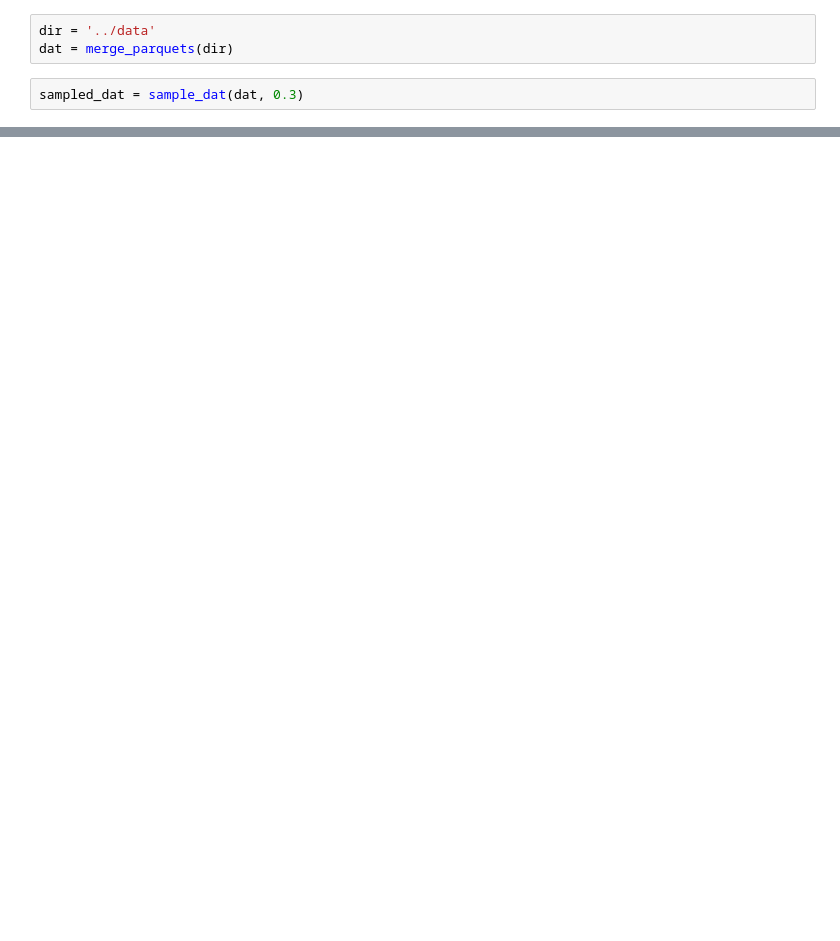
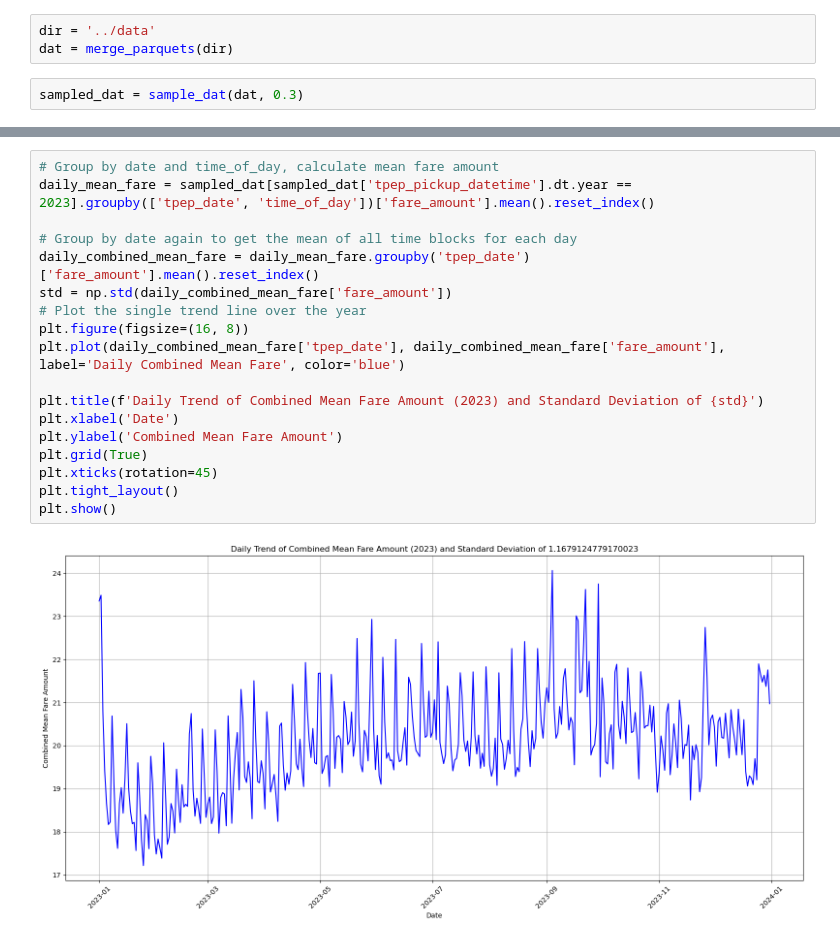
Before and after one commit to alexanderpegoto/DS1007_FinalProject, a Jupyter notebook: code/jiwoo_local.ipynb, the cells around one changed output, grey strips where cells are left out. Cells and saved outputs as stored; diff of their text form; blank space fills up the shorter version.

```diff
--- a/code/jiwoo_local.ipynb
+++ b/code/jiwoo_local.ipynb
@@ -73,0 +128,20 @@ sampled_dat[list(sampled_dat.columns[:-1])]
+# %%
+# Group by date and time_of_day, calculate mean fare amount
+daily_mean_fare = sampled_dat[sampled_dat['tpep_pickup_datetime'].dt.year == 2023].groupby(['tpep_date', 'time_of_day'])['fare_amount'].mean().reset_index()
+
+# Group by date again to get the mean of all time blocks for each day
+daily_combined_mean_fare = daily_mean_fare.groupby('tpep_date')['fare_amount'].mean().reset_index()
+std = np.std(daily_combined_mean_fare['fare_amount'])
+# Plot the single trend line over the year
+plt.figure(figsize=(16, 8))
+plt.plot(daily_combined_mean_fare['tpep_date'], daily_combined_mean_fare['fare_amount'], label='Daily Combined Mean Fare', color='blue')
+
+plt.title(f'Daily Trend of Combined Mean Fare Amount (2023) and Standard Deviation of {std}')
+plt.xlabel('Date')
+plt.ylabel('Combined Mean Fare Amount')
+plt.grid(True)
+plt.xticks(rotation=45)
+plt.tight_layout()
+plt.show()
+# %% [output]
+[figure, added]
```
Also changed, not shown: parts of 17 cells of this notebook.
